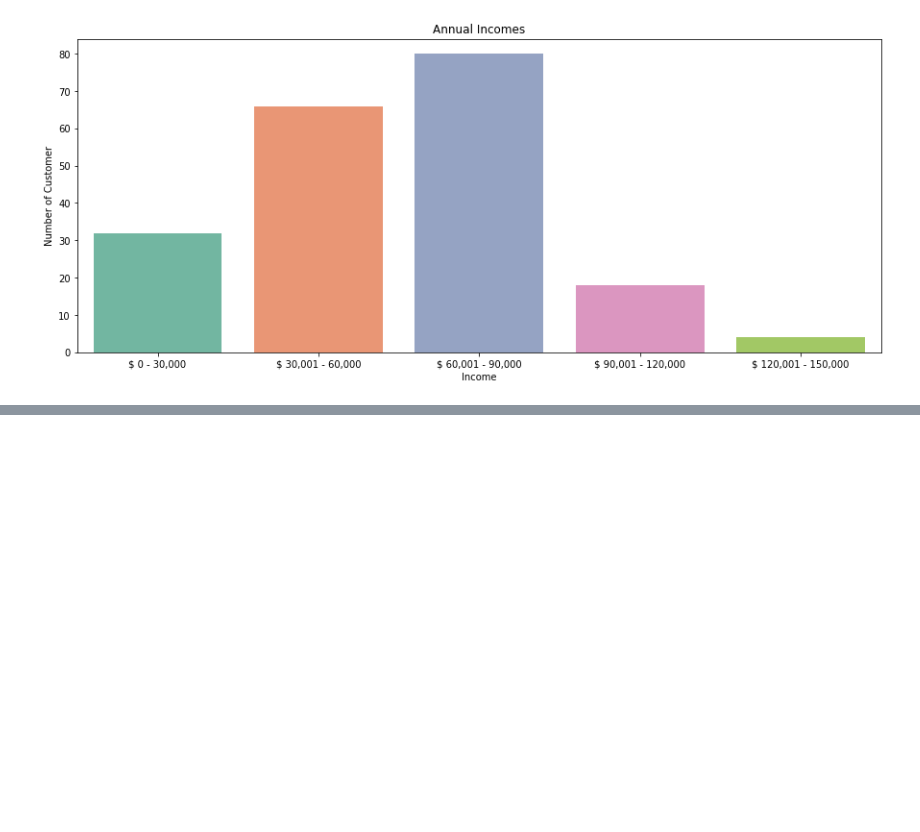
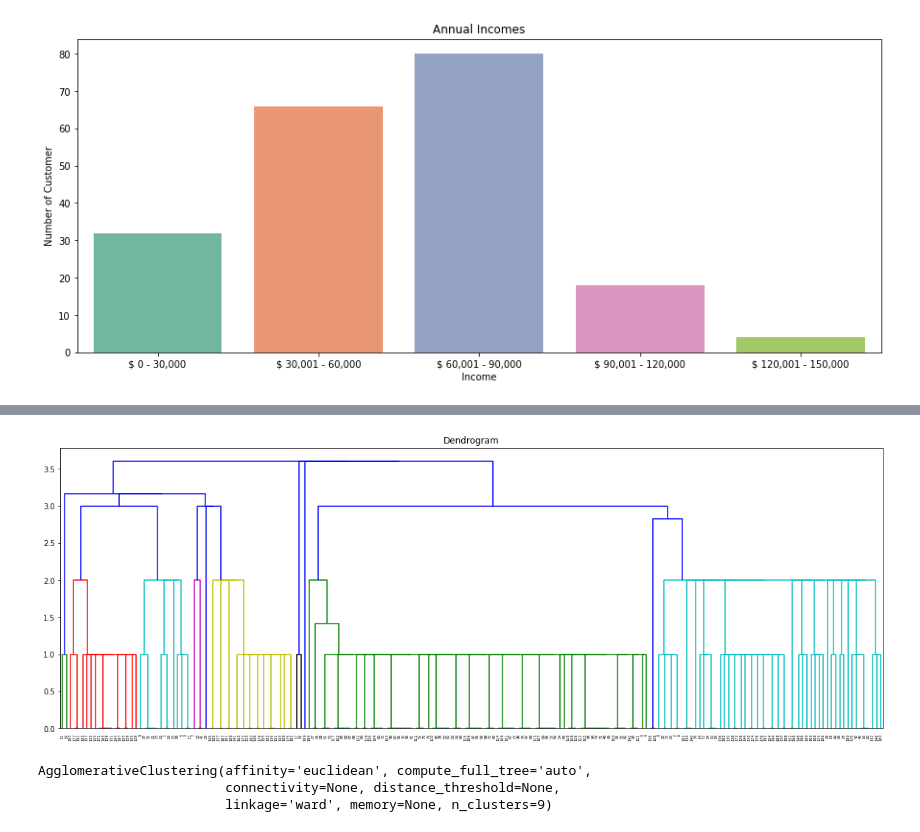
Before and after one commit to NehaNeha417/ML_SHALA, a Jupyter notebook: assignment9_clustering.ipynb, the cells around one changed output, grey strips where cells are left out. Cells and saved outputs as stored; diff of their text form; code cells hidden in the pictures; blank space fills up the shorter version.

```diff
--- a/assignment9_clustering.ipynb
+++ b/assignment9_clustering.ipynb
@@ -159,0 +162,20 @@ plt.show()
+# %%
+from scipy.cluster import hierarchy
+X = np.array(data.iloc[:,3:6])
+plt.figure(figsize=(20,7))
+z = hierarchy.linkage(X,'single')
+plt.title('Dendrogram')
+dn = hierarchy.dendrogram(z)
+plt.show()
+# %% [output]
+[figure, added]
+# %%
+
+X = np.array(data.iloc[:,3:6])
+agglo_clus = AgglomerativeClustering(n_clusters=9, affinity="euclidean",
+                                     linkage="ward")
+agglo_clus.fit(X)
+# %% [output]
+AgglomerativeClustering(affinity='euclidean', compute_full_tree='auto',
+                        connectivity=None, distance_threshold=None,
+                        linkage='ward', memory=None, n_clusters=9)
```
Also changed, not shown: parts of 5 cells of this notebook.
